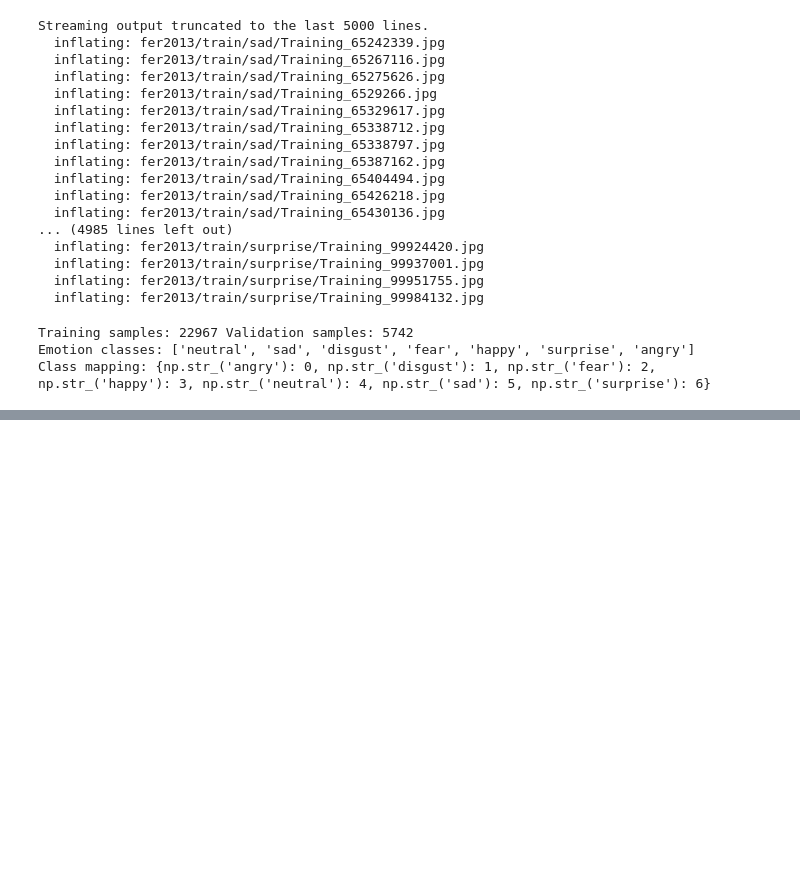
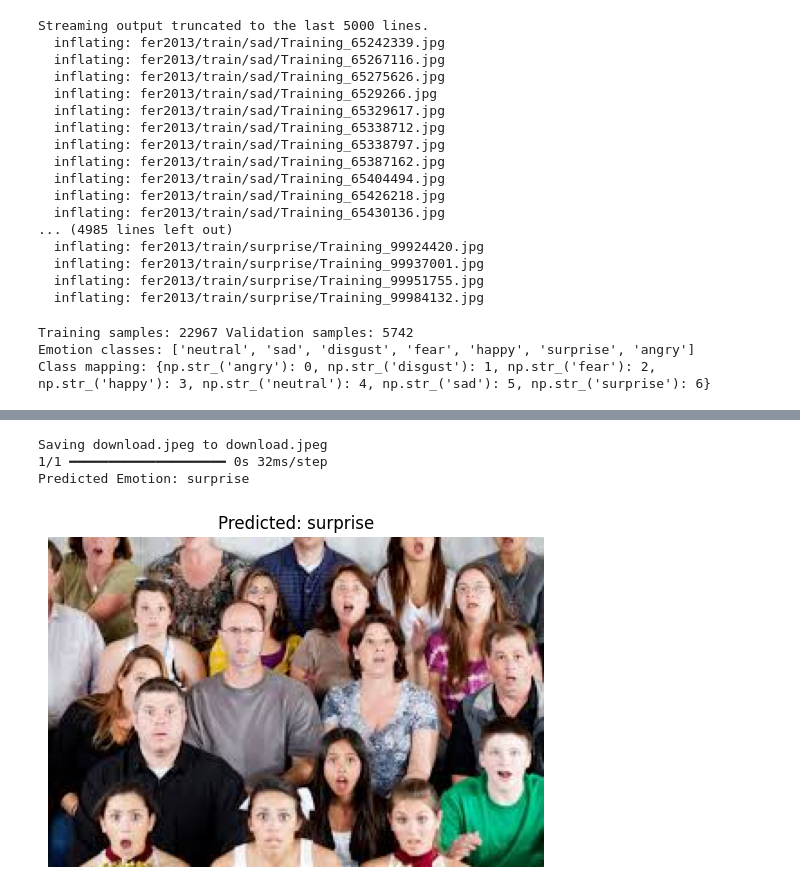
Before and after one commit to SHEELOJU-SANJAY/Crowd_Emotions, a Jupyter notebook: Crowd_Emotion_Detection.ipynb, the cells around one changed output, grey strips where cells are left out. Drawn from its saved outputs; the diff is of its cells as text; code cells hidden in the pictures; blank space fills up the shorter version.

Commit message:
Add Image Upload and Emotion Prediction Feature

```diff
--- a/Crowd_Emotion_Detection.ipynb
+++ b/Crowd_Emotion_Detection.ipynb
@@ -240,0 +241,24 @@ Restoring model weights from the end of the best epoch: 86.
+# %%
+from google.colab import files
+import matplotlib.pyplot as plt
+
+uploaded = files.upload()
+img_path = list(uploaded.keys())[0]
+
+# Preprocess image
+img = cv2.imread(img_path, cv2.IMREAD_GRAYSCALE)
+img = cv2.resize(img, (48,48))
+img = img.reshape(1,48,48,1)/255.0
+
+# Predict
+prediction = model.predict(img)
+emotion_labels = os.listdir(dataset_path)  # same labels from training
+predicted_emotion = emotion_labels[np.argmax(prediction)]
+
+print("Predicted Emotion:", predicted_emotion)
+
+plt.imshow(cv2.imread(img_path)[:,:,::-1])
+plt.title(f"Predicted: {predicted_emotion}")
+plt.axis("off")
+plt.show()
+# %% [output]
@@ -240,0 +266,4 @@ Restoring model weights from the end of the best epoch: 86.
+Saving download.jpeg to download.jpeg
+1/1 ━━━━━━━━━━━━━━━━━━━━ 0s 32ms/step
+Predicted Emotion: surprise
+[figure, added]
```
Also changed, not shown: parts of 2 cells of this notebook.
